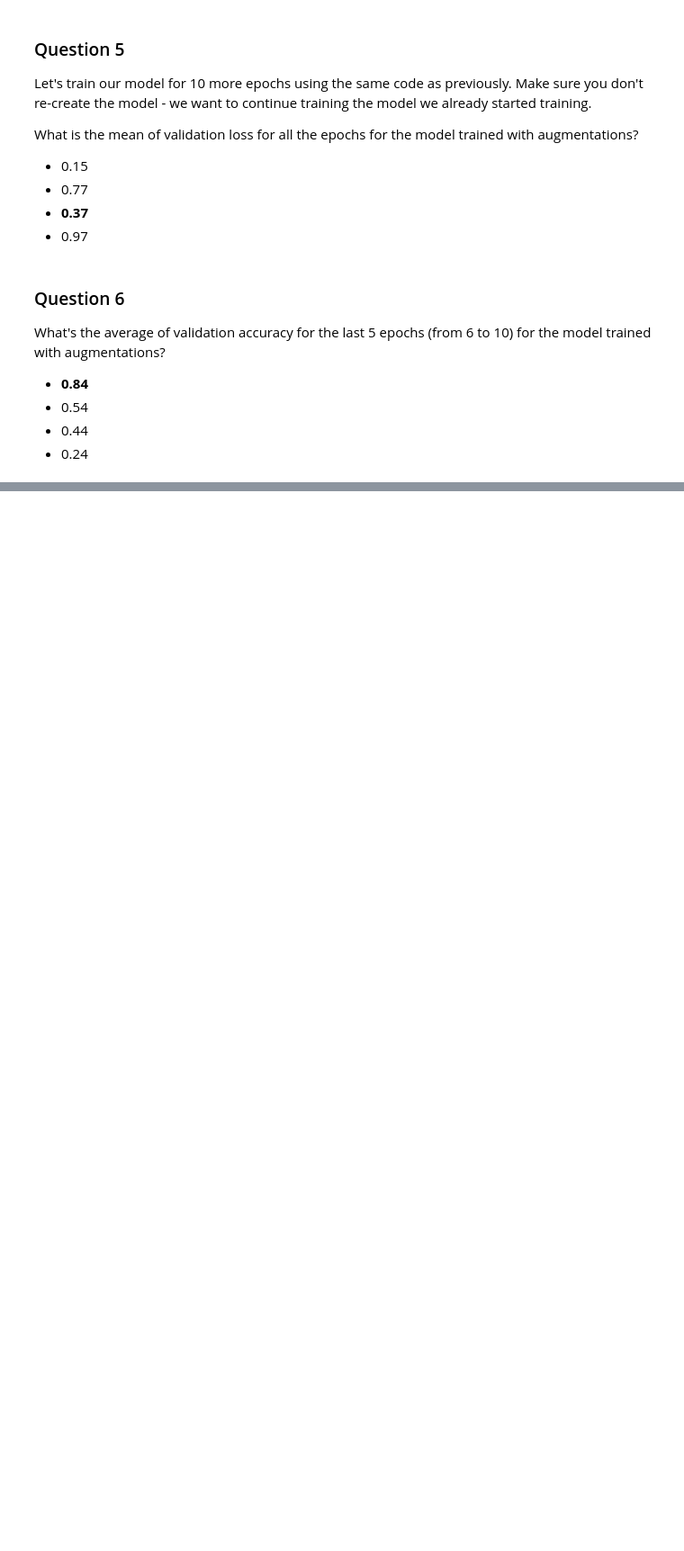
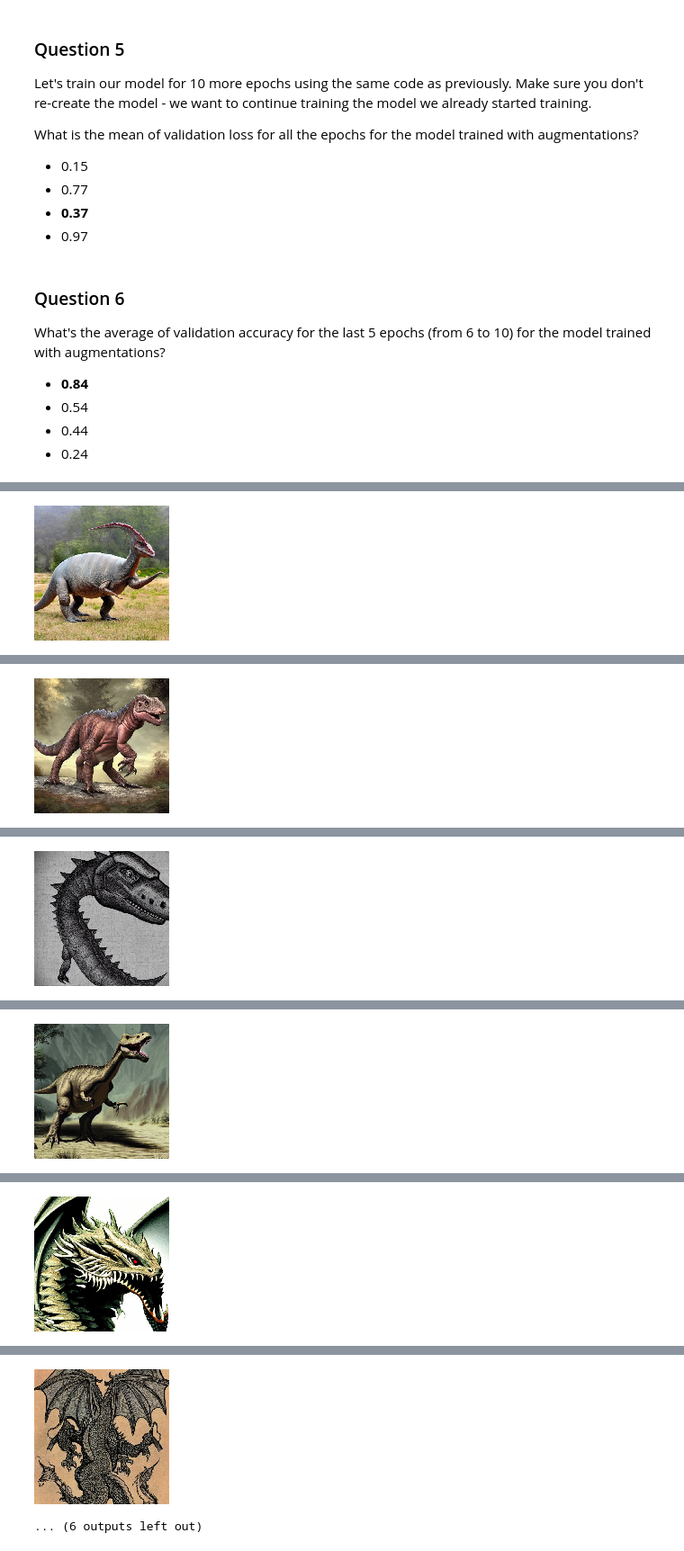
Before and after one commit to clamytoe/mlbookcamp-code, a Jupyter notebook: course-zoomcamp/cohorts/2022/08-deep-learning/homework-08.ipynb, the cells around one changed output, grey strips where cells are left out. Shown at 90% size. Saved outputs shown, nothing was run; the diff lists cells and outputs as text; code cells hidden in the pictures; blank space fills up the shorter version.

```diff
--- a/course-zoomcamp/cohorts/2022/08-deep-learning/homework-08.ipynb
+++ b/course-zoomcamp/cohorts/2022/08-deep-learning/homework-08.ipynb
@@ -455,0 +508,4 @@ for the model trained with augmentations?
+# %%
+for file in sample_imgs:
+    classify(file)
+# %% [output]
@@ -455,0 +514 @@ for the model trained with augmentations?
+[figure, added]
@@ -455,0 +517 @@ for the model trained with augmentations?
+[figure, added]
@@ -455,0 +520 @@ for the model trained with augmentations?
+[figure, added]
@@ -455,0 +523 @@ for the model trained with augmentations?
+[figure, added]
@@ -455,0 +526 @@ for the model trained with augmentations?
+[figure, added]
@@ -455,0 +529,2 @@ for the model trained with augmentations?
+[figure, added]
+... (6 outputs left out)
```
Also changed, not shown: parts of 16 cells of this notebook.
